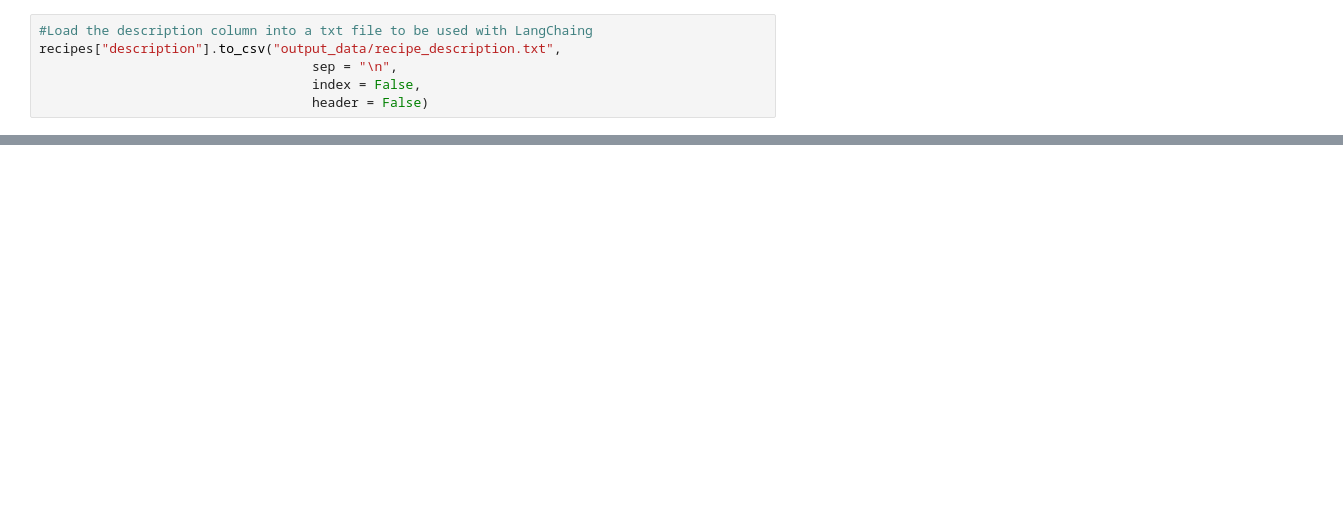
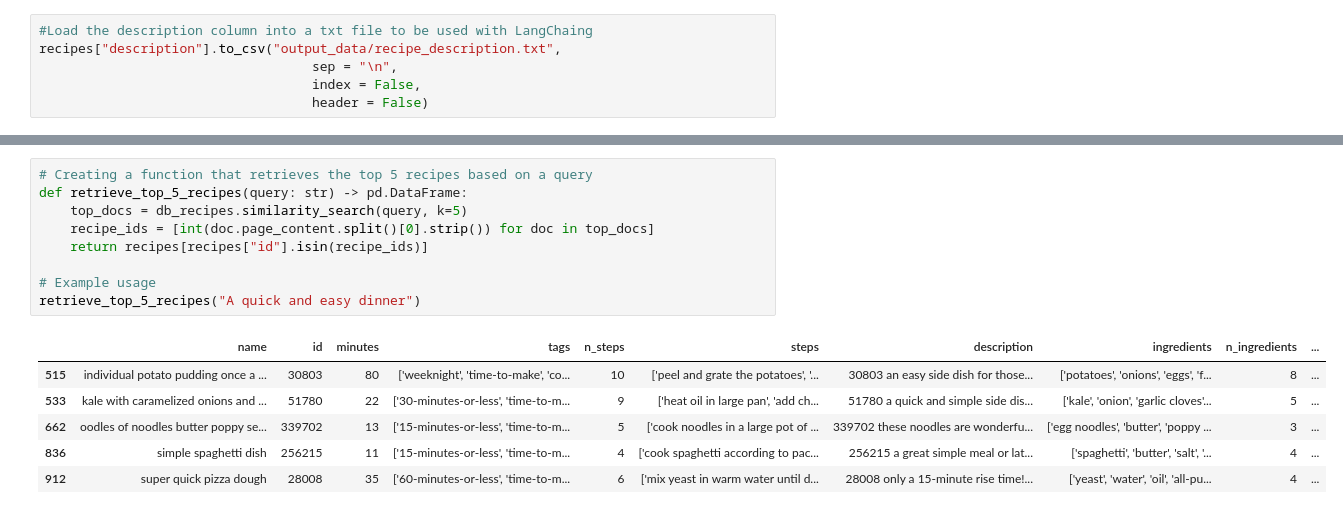
Before and after one commit to Dylancouzon/recipe_recommender, a Jupyter notebook: vector-search.ipynb, the cells around one changed output, grey strips where cells are left out. Cells and saved outputs as stored; diff of their text form; blank space fills up the shorter version.

```diff
--- a/vector-search.ipynb
+++ b/vector-search.ipynb
@@ -123,0 +92,16 @@ retrieve_semantic_recommendations("A book to teach children about nature")
+# %%
+# Creating a function that retrieves the top 5 recipes based on a query
+def retrieve_top_5_recipes(query: str) -> pd.DataFrame:
+    top_docs = db_recipes.similarity_search(query, k=5)
+    recipe_ids = [int(doc.page_content.split()[0].strip()) for doc in top_docs]
+    return recipes[recipes["id"].isin(recipe_ids)]
+
+# Example usage
+retrieve_top_5_recipes("A quick and easy dinner")
+# %% [output]
+|  | name | id | minutes | tags | n_steps | steps | description | ingredients | n_ingredients | ... |
+| 515 | individual potato pudding once a ... | 30803 | 80 | ['weeknight', 'time-to-make', 'co... | 10 | ['peel and grate the potatoes', '... | 30803 an easy side dish for those... | ['potatoes', 'onions', 'eggs', 'f... | 8 | ... |
+| 533 | kale with caramelized onions and ... | 51780 | 22 | ['30-minutes-or-less', 'time-to-m... | 9 | ['heat oil in large pan', 'add ch... | 51780 a quick and simple side dis... | ['kale', 'onion', 'garlic cloves'... | 5 | ... |
+| 662 | oodles of noodles butter poppy se... | 339702 | 13 | ['15-minutes-or-less', 'time-to-m... | 5 | ['cook noodles in a large pot of ... | 339702 these noodles are wonderfu... | ['egg noodles', 'butter', 'poppy ... | 3 | ... |
+| 836 | simple spaghetti dish | 256215 | 11 | ['15-minutes-or-less', 'time-to-m... | 4 | ['cook spaghetti according to pac... | 256215 a great simple meal or lat... | ['spaghetti', 'butter', 'salt', '... | 4 | ... |
+| 912 | super quick pizza dough | 28008 | 35 | ['60-minutes-or-less', 'time-to-m... | 6 | ['mix yeast in warm water until d... | 28008 only a 15-minute rise time!... | ['yeast', 'water', 'oil', 'all-pu... | 4 | ... |
```
Also changed, not shown: parts of 12 cells of this notebook, 1 other file.
